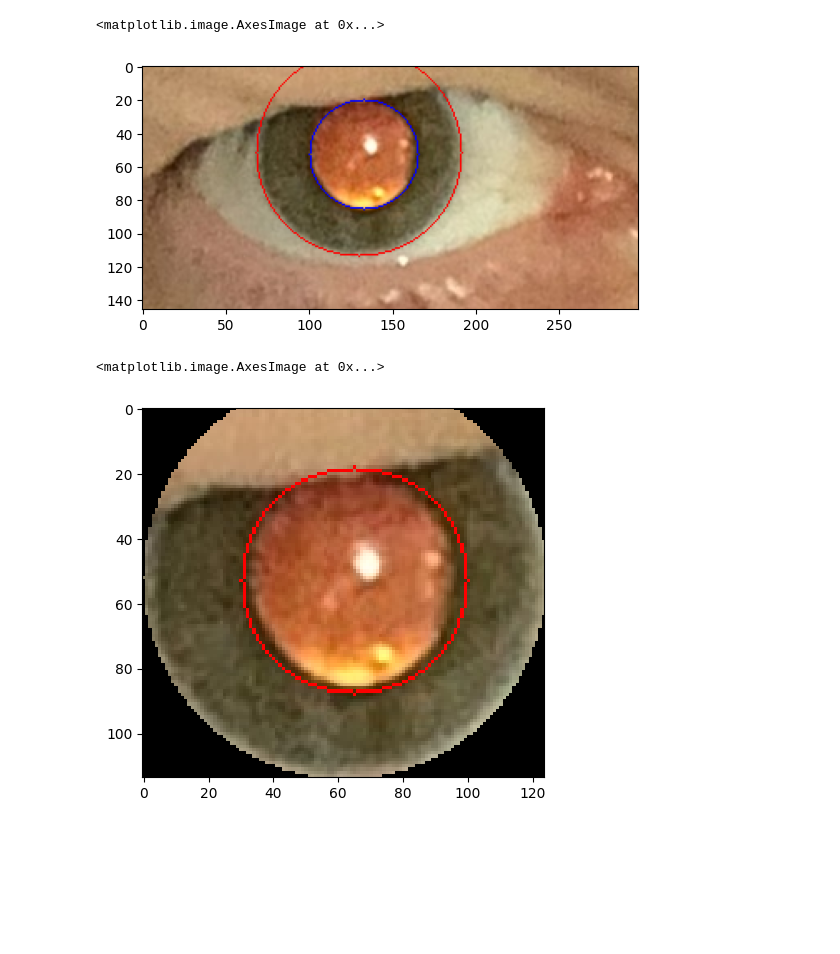
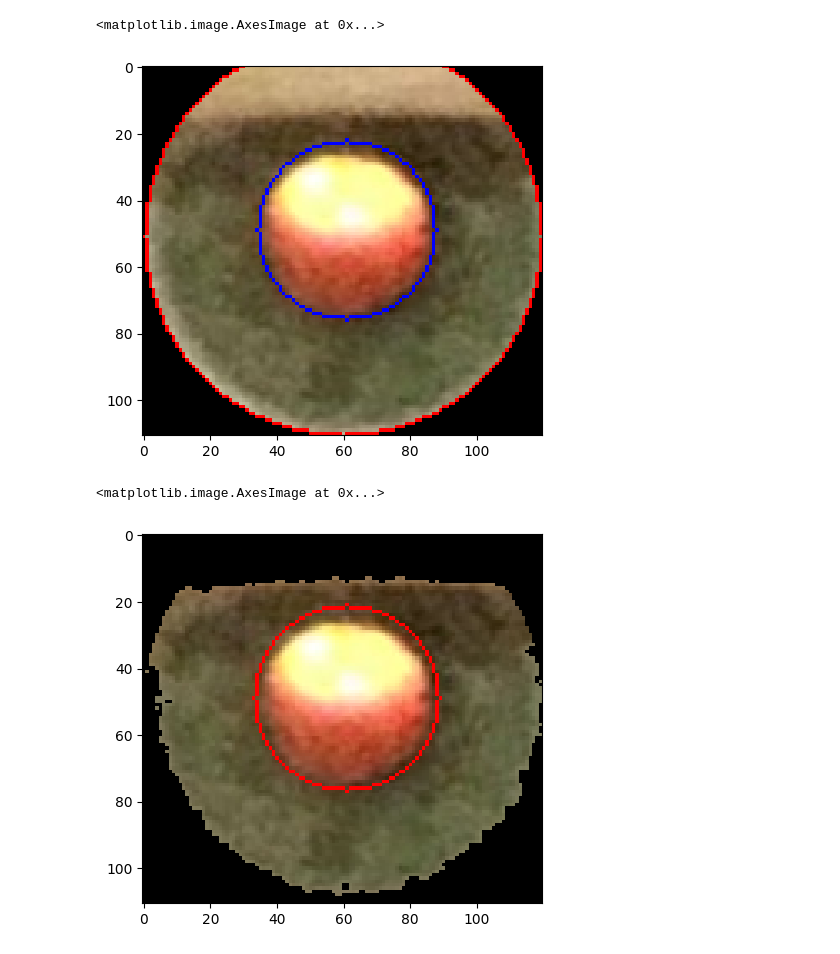
Before and after one commit to CPeti/Photorefraction, a Jupyter notebook: segmenting.ipynb, the cells around one changed output. Cells and saved outputs as stored; diff of their text form; code cells hidden in the pictures; blank space fills up the shorter version.

```diff
--- a/segmenting.ipynb
+++ b/segmenting.ipynb
@@ -246,0 +98,38 @@ Best circle found with center: (51.88607594936708, 129.60337552742615) and radiu
+# %%
+def feature_score(feature, iris_center, iris_radius):
+    pupil_r = iris_radius // 2 - 10
+    feature_mask = np.zeros_like(feature, dtype=np.uint8)
+    cv2.circle(feature_mask, iris_center, iris_radius, 255, thickness=-1)
+    # set pixels outside the circle to 0
+    feature = cv2.bitwise_and(feature, feature_mask)
+    mask = np.zeros_like(feature, dtype=np.uint8)
+    cv2.circle(mask, iris_center, pupil_r, 255, thickness=-1)
+    center_mask = np.zeros_like(feature, dtype=np.uint8)
+    cv2.circle(center_mask, iris_center, 5, 255, thickness=-1)
+    center_mask = cv2.bitwise_not(center_mask)
+    mask = cv2.bitwise_and(mask, center_mask)
+
+    inverted_mask = cv2.bitwise_not(mask)
+    inverted_mask = cv2.bitwise_and(inverted_mask, feature_mask)
+    inverted_mask = cv2.bitwise_and(inverted_mask, center_mask)
+
+    mean_intensity_pupil = cv2.mean(feature, mask=mask)[0]
+    mean_intensity_iris = cv2.mean(feature, mask=inverted_mask)[0]
+    score = round((mean_intensity_pupil - mean_intensity_iris) ** 2)
+    if mean_intensity_pupil < mean_intensity_iris:
+        # invert feature
+        feature = cv2.bitwise_not(feature)
+        feature = cv2.bitwise_and(feature, feature_mask)
+    return feature, score
+# %%
+channels = get_pupil_channels(iris_cropped)
+scores = []
+fixed_channels = []
+for channel in channels:
+    channel, score = feature_score(channel, iris_center_crop, iris_radius_crop)
+    scores.append(score)
+    fixed_channels.append(channel)
+scores[6] = scores[6] * 2
+scores[3] = scores[3] * 1.5
+best_channel = np.argmax(scores)
+input_channel = fixed_channels[best_channel]
@@ -246,0 +157,3 @@ Best circle found with center: (51.88607594936708, 129.60337552742615) and radiu
+# %%
+pupil = get_cicle_points(input_channel, channel='single', kernel='sobel',blur='median',threshold=100, mask_center=iris_center_crop, mask_radius=iris_radius_crop-25, edge_detection='inverse', use_top=True)
+plt.imshow(pupil, cmap='gray')
@@ -256,9 +171,9 @@ Best circle found with center: (53.24657534246576, 132.66438356164386) and radiu
 # %%
 # draw circle on original image
-img_circle = inp.copy()
-img_circle = cv2.circle(img_circle, iris_center, iris_radius, (255, 0, 0), 1)
+img_circle = iris_cropped.copy()
+img_circle = cv2.circle(img_circle, iris_center_crop, iris_radius_crop, (255, 0, 0), 1)
 img_circle = cv2.circle(img_circle, pupil_center, pupil_radius, (0, 0, 255), 1)
 plt.imshow(img_circle)
 # %% [output]
 <matplotlib.image.AxesImage at 0x...>
-[figure, old version]
+[figure, new version]
@@ -283,8 +193,8 @@ iris_crop = cv2.bitwise_and(iris_crop, mask)
 # %%
 # draw pupil circle on cropped iris
-iris_crop_circle = iris_crop.copy()
-iris_crop_circle = cv2.circle(iris_crop_circle, pupil_center, pupil_radius, (255, 0, 0), 1)
+iris_crop_circle = iris_crop_tmp.copy()
+iris_crop_circle = cv2.circle(iris_crop_circle, pupil_center, pupil_radius+1, (255, 0, 0), 1)
 plt.imshow(iris_crop_circle)
 # %% [output]
 <matplotlib.image.AxesImage at 0x...>
-[figure, old version]
+[figure, new version]
```
Also changed, not shown: parts of 33 cells of this notebook, 12 other files.
